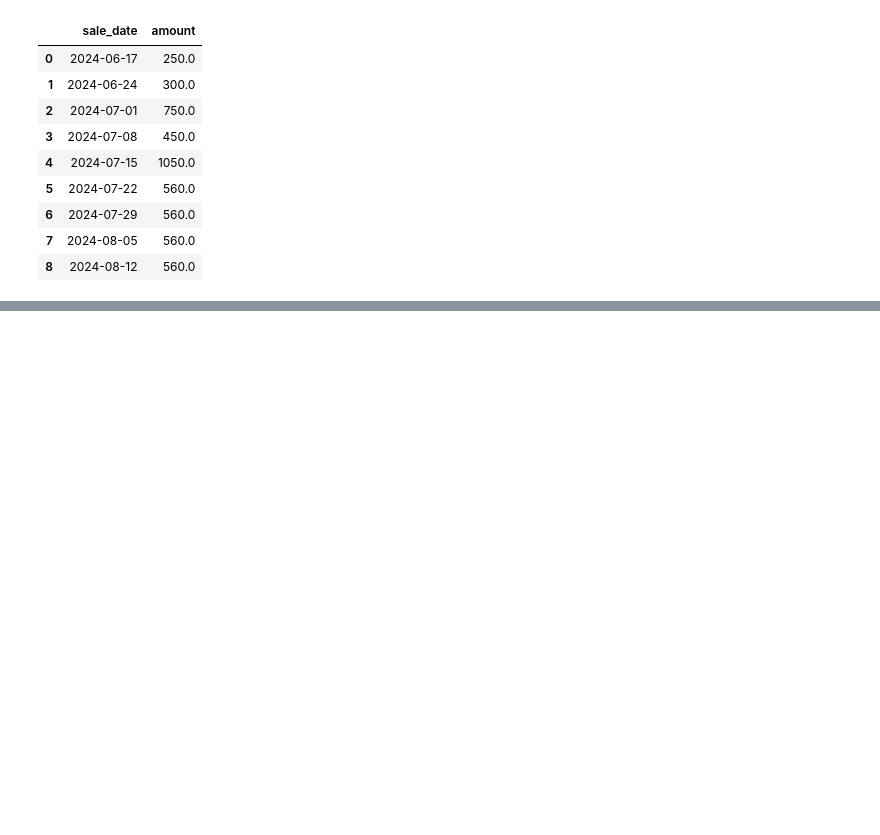
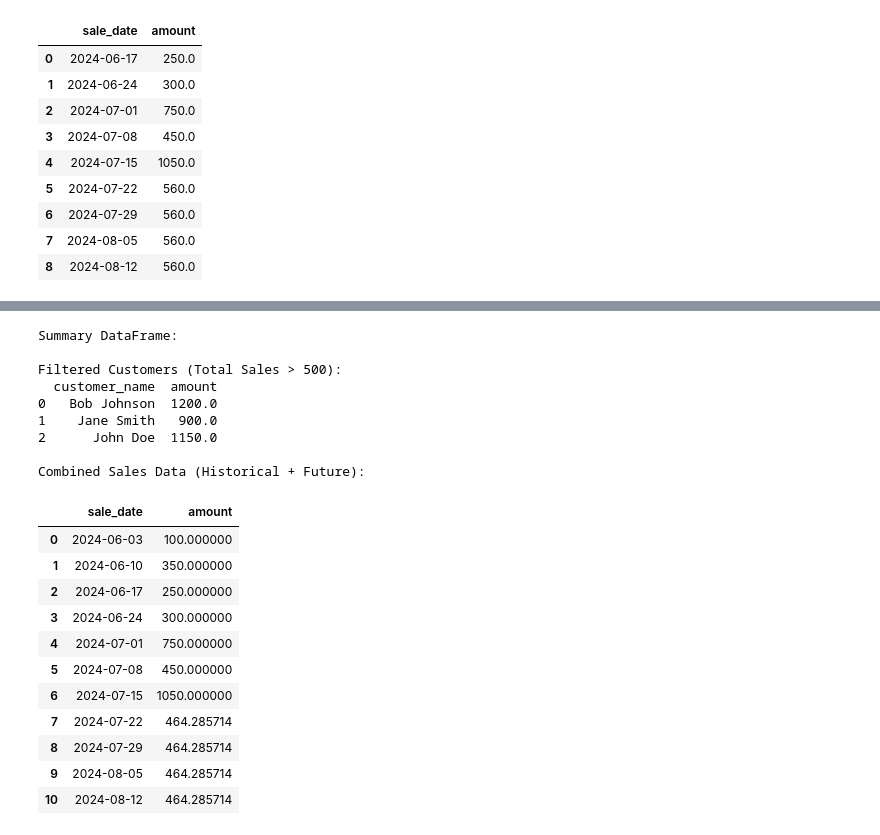
Before and after one commit to notnithila/tech-cat-training, a Jupyter notebook: activities/wk2/Day 5/Students/Activity 1.ipynb, the cells around one changed output, grey strips where cells are left out. Cells and saved outputs as stored; diff of their text form; code cells hidden in the pictures; blank space fills up the shorter version.

```diff
--- a/activities/wk2/Day 5/Students/Activity 1.ipynb
+++ b/activities/wk2/Day 5/Students/Activity 1.ipynb
@@ -397,0 +413,77 @@ Combined Sales Data (Historical + Future):
+# %%
+import pandas as pd
+import numpy as np
+
+# Sample sales data
+sales_data = {
+    'sale_id': [1, 2, 3, 4, 5, 6, 7, 8, 9, 10],
+    'customer_id': [1, 2, 1, 3, 2, 1, 3, 2, 1, 3],
+    'sale_date': ['2024-06-01', '2024-06-05', '2024-06-10', '2024-06-15', '2024-06-20',
+                  '2024-06-25', '2024-07-01', '2024-07-05', '2024-07-10', '2024-07-15'],
+    'product': ['A', 'B', 'A', 'B', 'A', 'B', 'A', 'B', 'A', 'B'],
+    'amount': [100, np.nan, 200, 250, 300, np.nan, 400, 450, 500, 550]
+}
+
+# Sample customer data
+customer_data = {
+    'customer_id': [1, 2, 3],
+    'customer_name': ['John Doe', 'Jane Smith', 'Bob Johnson']
+}
+
+# Creating DataFrames
+sales_df = pd.DataFrame(sales_data)
+customer_df = pd.DataFrame(customer_data)
+
+# Display the DataFrames
+print("Sales DataFrame:")
+print(sales_df)
+print("\nCustomer DataFrame:")
+print(customer_df)
+
+# Task 1: Merge sales_df and customer_df on 'customer_id'
+# Hint: Use pd.merge()
+
+# Task 2: Convert 'sale_date' to datetime
+# Hint: Use pd.to_datetime()
+
+# Task 3: Calculate total sales amount for each customer and each product
+# Hint: Use groupby() and sum()
+
+# Task 4: Handle missing data in 'amount' using interpolation
+# Hint: Use df['amount'].interpolate()
+
+# Task 5: Create new features like year, month, and quarter from 'sale_date'
+# Hint: Use dt.year, dt.month, dt.quarter
+
+# Task 6: Split 'customer_name' into 'first_name' and 'last_name'
+# Hint: Use str.split()
+
+# Task 7: Group data by customer and filter customers with total sales above a threshold
+# Hint: Use groupby() and filter()
+
+# Task 8: Resample data to get weekly sales totals and concatenate with future sales projections
+# Hint: Use resample() and pd.concat()
+
+# Task 9: Provide a summary DataFrame with all calculations and features
+# %% [output]
+Summary DataFrame:
+
+Filtered Customers (Total Sales > 500):
+  customer_name  amount
+0   Bob Johnson  1200.0
+1    Jane Smith   900.0
+2      John Doe  1150.0
+
+Combined Sales Data (Historical + Future):
+|  | sale_date | amount |
+| 0 | 2024-06-03 | 100.000000 |
+| 1 | 2024-06-10 | 350.000000 |
+| 2 | 2024-06-17 | 250.000000 |
+| 3 | 2024-06-24 | 300.000000 |
+| 4 | 2024-07-01 | 750.000000 |
+| 5 | 2024-07-08 | 450.000000 |
+| 6 | 2024-07-15 | 1050.000000 |
+| 7 | 2024-07-22 | 464.285714 |
+| 8 | 2024-07-29 | 464.285714 |
+| 9 | 2024-08-05 | 464.285714 |
+| 10 | 2024-08-12 | 464.285714 |
```
Also changed, not shown: parts of 2 cells of this notebook.
